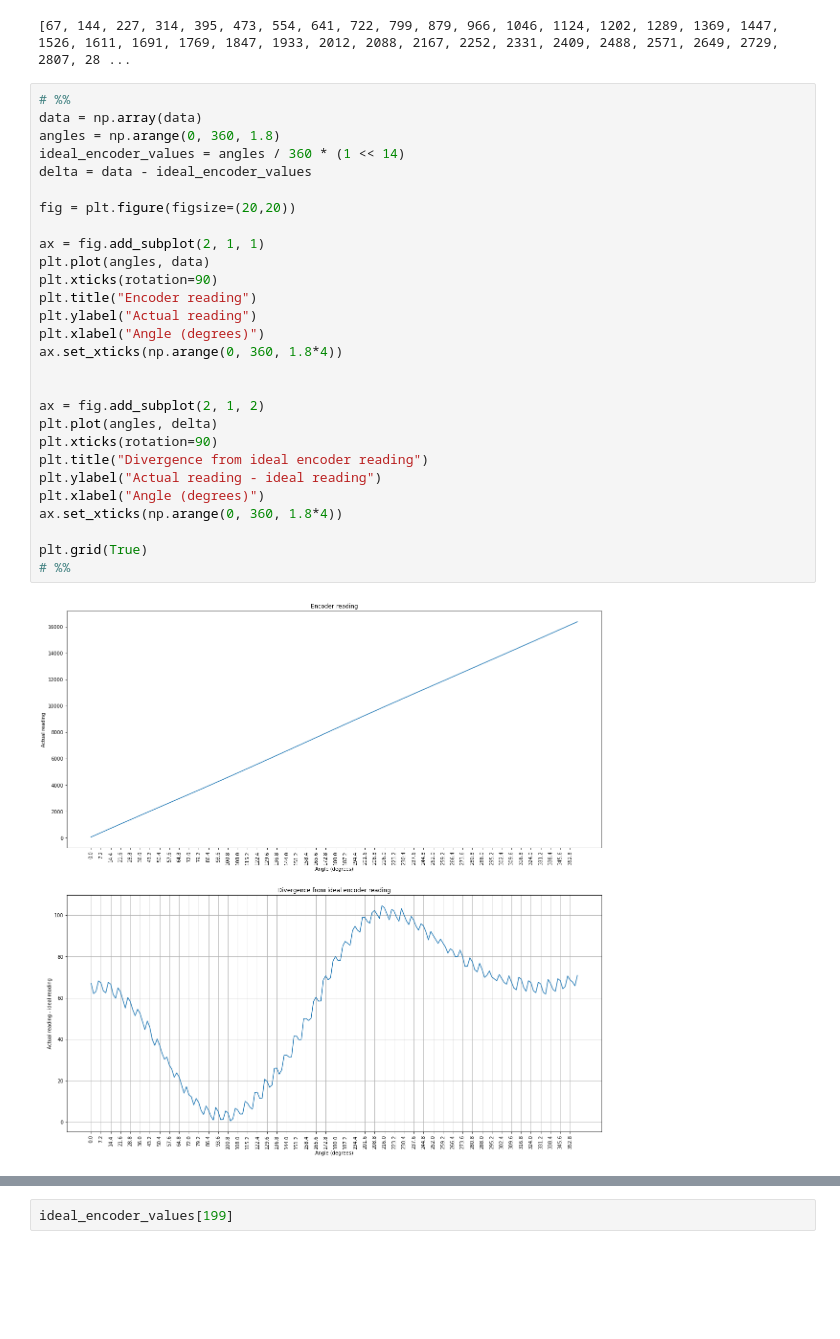
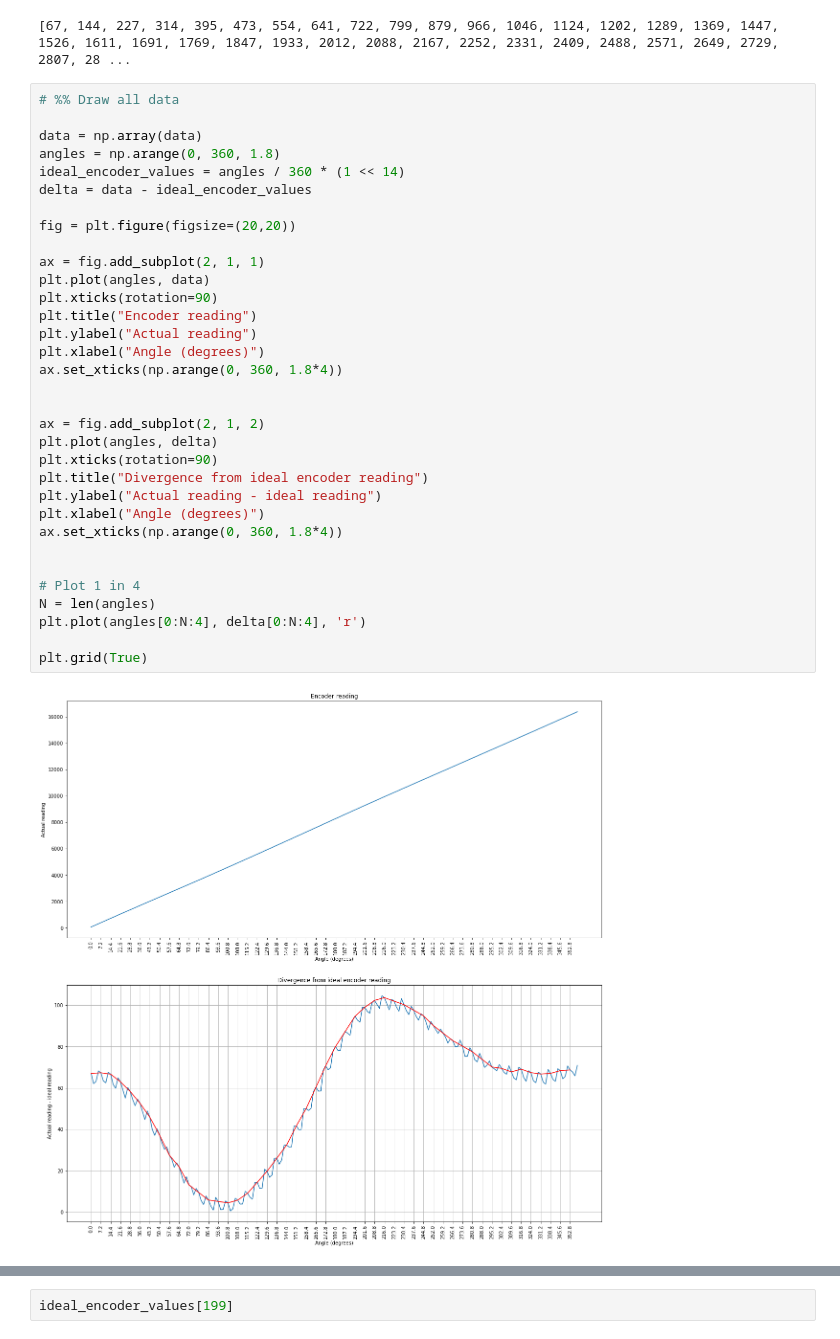
Before and after one commit to elliotwoods/MuscleMemory, a Jupyter notebook: Sketches/ESP-IDF Devices/calibration.ipynb, the cells around one changed output, grey strips where cells are left out. Drawn from its saved outputs; the diff is of its cells as text; blank space fills up the shorter version.

```diff
--- a/Sketches/ESP-IDF Devices/calibration.ipynb
+++ b/Sketches/ESP-IDF Devices/calibration.ipynb
@@ -26,32 +26,37 @@ print(data)
 # %% [output]
 [67, 144, 227, 314, 395, 473, 554, 641, 722, 799, 879, 966, 1046, 1124, 1202, 1289, 1369, 1447, 1526, 1611, 1691, 1769, 1847, 1933, 2012, 2088, 2167, 2252, 2331, 2409, 2488, 2571, 2649, 2729, 2807, 28 ...
 # %%
-# %%
+# %% Draw all data
+
 data = np.array(data)
 angles = np.arange(0, 360, 1.8)
 ideal_encoder_values = angles / 360 * (1 << 14)
 delta = data - ideal_encoder_values
 
 fig = plt.figure(figsize=(20,20))
 
 ax = fig.add_subplot(2, 1, 1)
 plt.plot(angles, data)
 plt.xticks(rotation=90)
 plt.title("Encoder reading")
 plt.ylabel("Actual reading")
 plt.xlabel("Angle (degrees)")
 ax.set_xticks(np.arange(0, 360, 1.8*4))
 
 
 ax = fig.add_subplot(2, 1, 2)
 plt.plot(angles, delta)
 plt.xticks(rotation=90)
 plt.title("Divergence from ideal encoder reading")
 plt.ylabel("Actual reading - ideal reading")
 plt.xlabel("Angle (degrees)")
 ax.set_xticks(np.arange(0, 360, 1.8*4))
 
+
+# Plot 1 in 4
+N = len(angles)
+plt.plot(angles[0:N:4], delta[0:N:4], 'r')
+
 plt.grid(True)
-# %%
 # %% [output]
-[figure, old version]
+[figure, new version]
```
Also changed, not shown: parts of 4 cells of this notebook, 10 other files.
